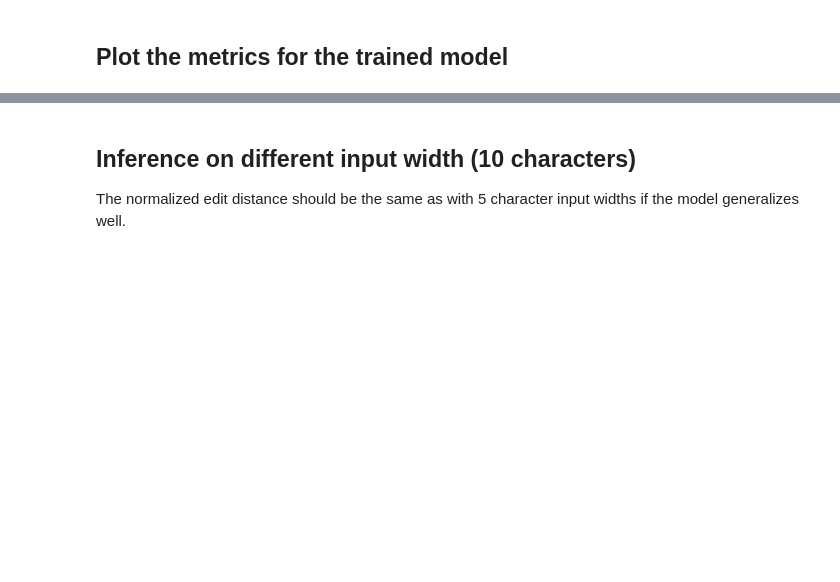
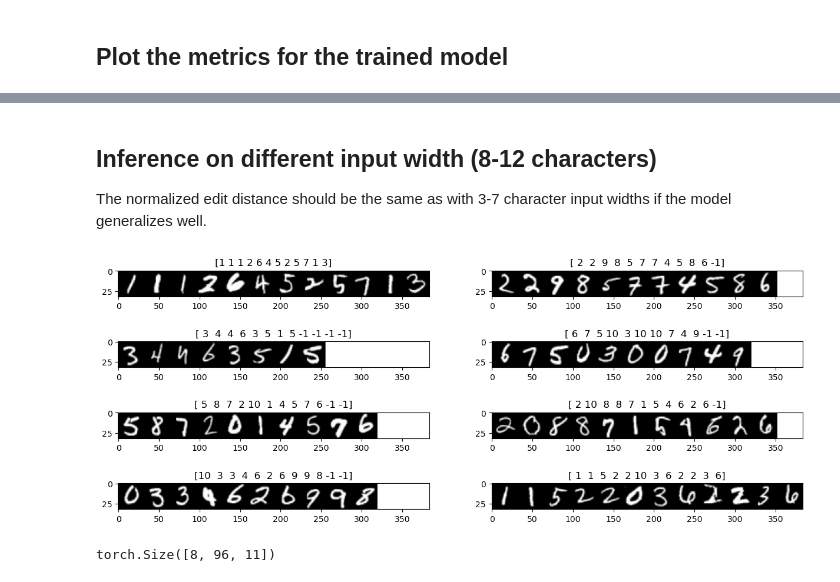
Before and after one commit to VukGlisovic/computer_vision, a Jupyter notebook: svtr/notebooks/02-inspect-trained-model.ipynb, the cells around one changed output, grey strips where cells are left out. Cells and saved outputs as stored; diff of their text form; code cells hidden in the pictures; blank space fills up the shorter version.

```diff
--- a/svtr/notebooks/02-inspect-trained-model.ipynb
+++ b/svtr/notebooks/02-inspect-trained-model.ipynb
@@ -85,24 +93,27 @@ transcripts
 # %% [markdown]
-## Inference on different input width (10 characters)
+## Inference on different input width (8-12 characters)
 
-The normalized edit distance should be the same as with 5 character input widths if the model generalizes well.
+The normalized edit distance should be the same as with 3-7 character input widths if the model generalizes well.
 # %%
-test_dataset_10 = ConcatenatedMNISTDataset(num_digits=10, train=False, device=device)
-test_loader_10 = DataLoader(
-    dataset=test_dataset_10,
+test_dataset_8_12 = ConcatenatedMNISTDataset(num_digits=(8, 12), train=False)
+test_loader_8_12 = DataLoader(
+    dataset=test_dataset_8_12,
     batch_size=8,
-    shuffle=False
+    shuffle=False,
+    collate_fn=ConcatenatedMNISTDataset.collate_fn
 )
 
-for images, labels in test_loader_10:
+for image_batch, label_batch, input_lengths_batch, target_lengths_batch in test_loader_8_12:
     break
 # %%
 cols = 2
-rows = images.shape[0] // cols
+rows = image_batch.shape[0] // cols
 fig, axes = plt.subplots(rows, cols, figsize=(15, 6))
 
 axes = np.ravel(axes)
 for i in range(len(axes)):
     ax = axes[i]
-    ax.imshow(images[i,0])
-    ax.set_title(labels[i].numpy());
+    ax.imshow(image_batch[i,0], cmap='gray')
+    ax.set_title(label_batch[i].numpy());
+# %% [output]
+[figure, added]
@@ -115,3 +120,5 @@ print(f"ned/acc: {normalized_edit_distance.ned_result():.4f}/{normalized_edit_di
 # %%
-out = svtr(images)
+out = svtr(image_batch.to(device))
 out.shape
+# %% [output]
+torch.Size([8, 96, 11])
```
Also changed, not shown: parts of 20 cells of this notebook.
